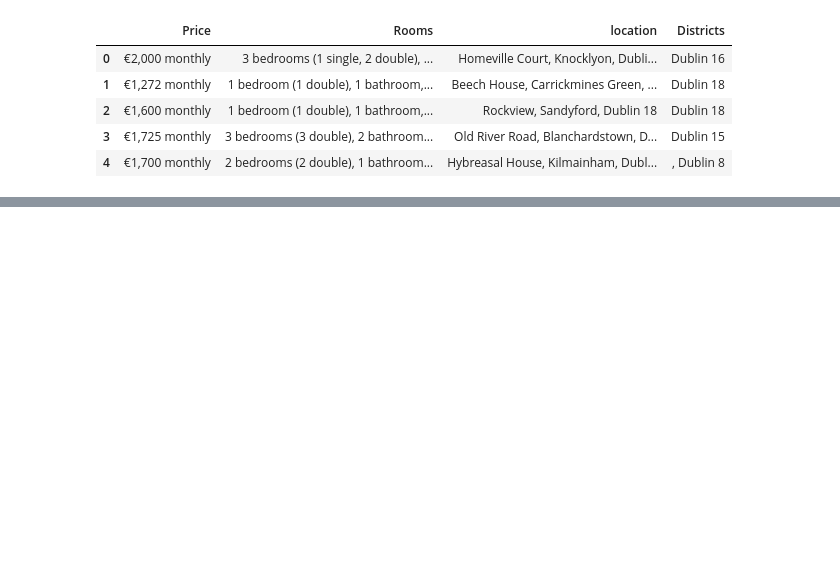
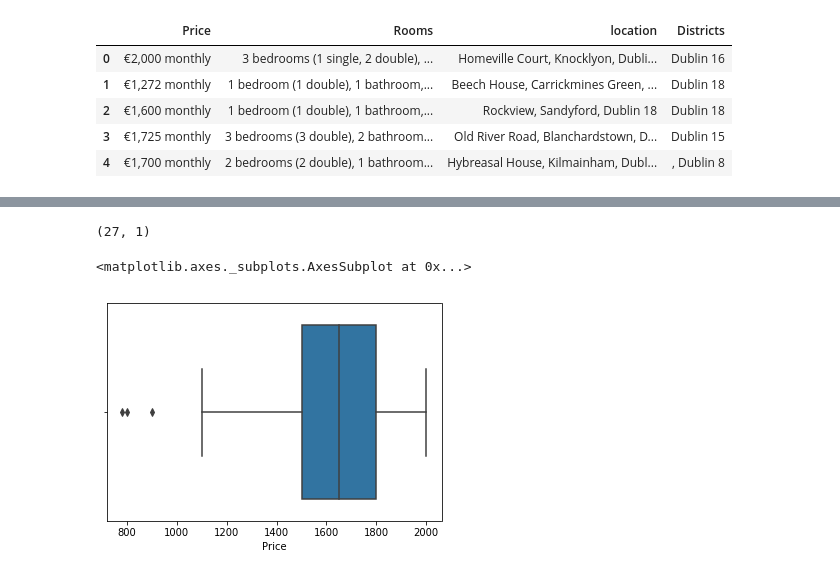
Before and after one commit to NavaneethanRajasekaran/Web-Scrapping, a Jupyter notebook: Rent_EDA.ipynb, the cells around one changed output, grey strips where cells are left out. Saved outputs shown, nothing was run; the diff lists cells and outputs as text; code cells hidden in the pictures; blank space fills up the shorter version.

```diff
--- a/Rent_EDA.ipynb
+++ b/Rent_EDA.ipynb
@@ -71,0 +229,24 @@ Data.head()
+# %%
+# define example
+#data = ['cold', 'cold', 'warm', 'cold', 'hot', 'hot', 'warm', 'cold', 'warm', 'hot']
+values = array(Data_new['Districts'])
+#print(values)
+# integer encode
+label_encoder = LabelEncoder()
+integer_encoded = label_encoder.fit_transform(values)
+#print(integer_encoded)
+# binary encode
+onehot_encoder = OneHotEncoder(sparse=False)
+integer_encoded = integer_encoded.reshape(len(integer_encoded), 1)
+onehot_encoded = onehot_encoder.fit_transform(integer_encoded)
+print(np.shape(onehot_encoded))
+# invert first example
+#inverted = label_encoder.inverse_transform(onehot_encoded[3])
+#print(inverted)
+# %% [output]
+(27, 1)
+# %%
+sns.boxplot(Data_new['Price'])
+# %% [output]
+<matplotlib.axes._subplots.AxesSubplot at 0x...>
+[figure, added]
```
Also changed, not shown: parts of 13 cells of this notebook.
